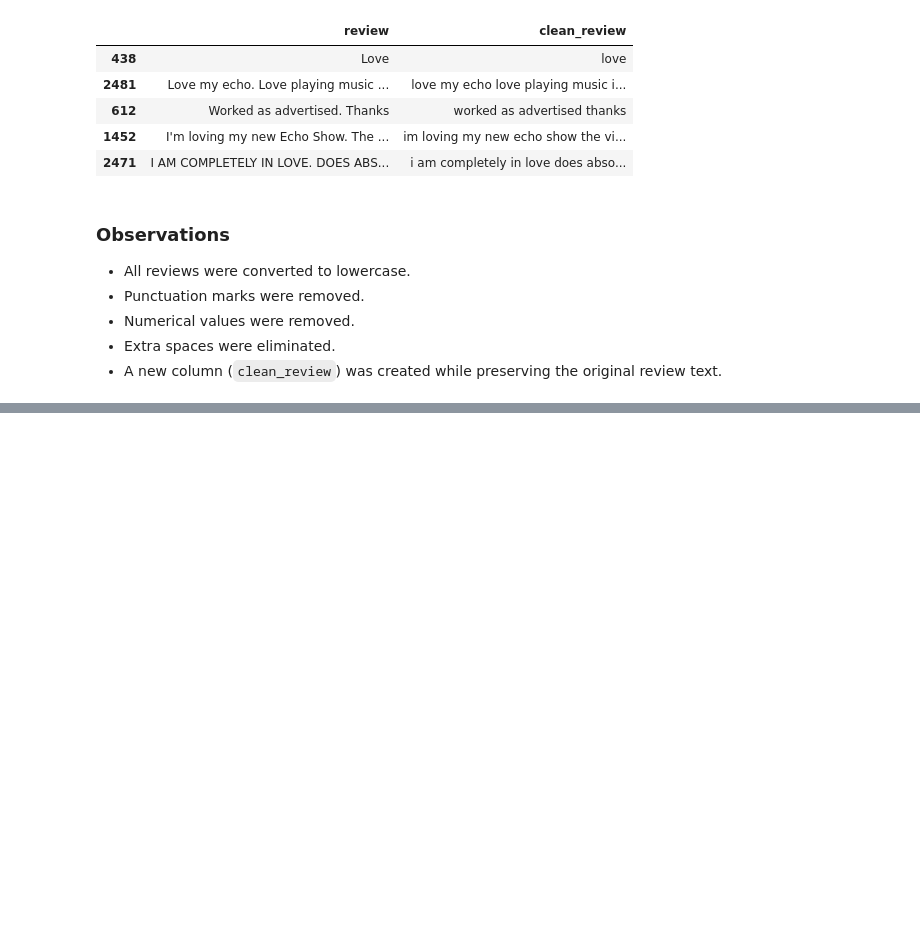
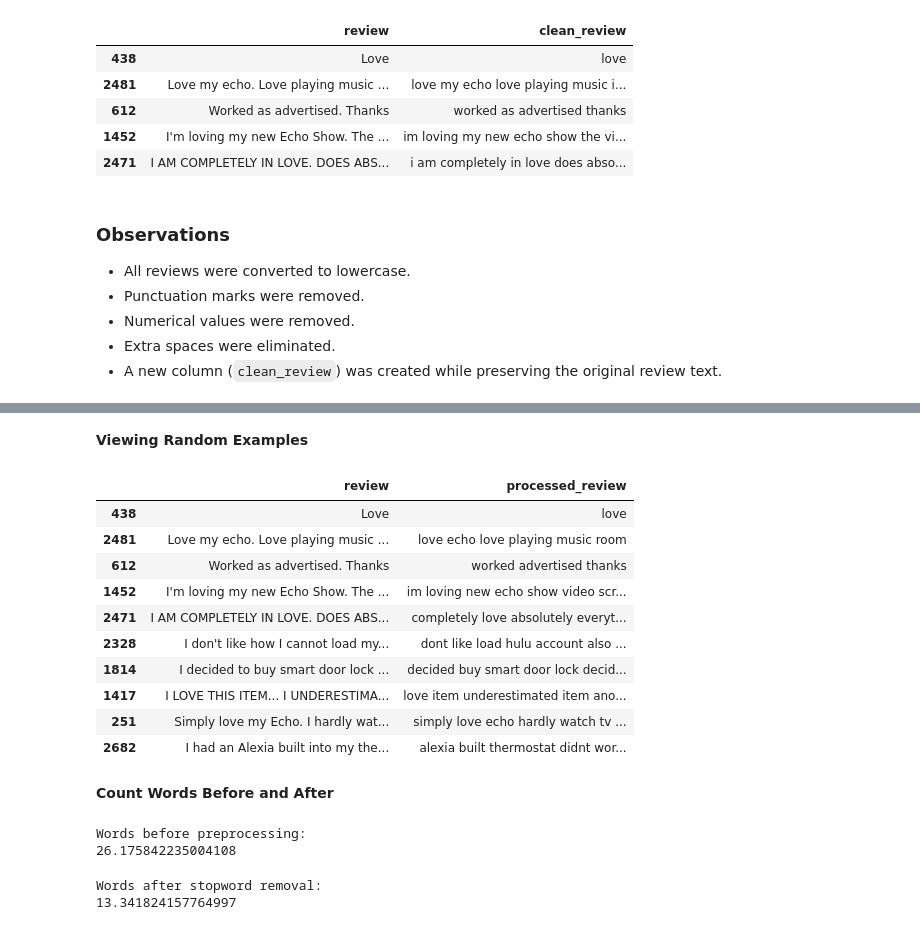
Before and after one commit to TahaBhatti786/Sentiment-Analysis-of-Product-Reviews, a Jupyter notebook: notebooks/sentiment_analysis.ipynb, the cells around one changed output, grey strips where cells are left out. Drawn from its saved outputs; the diff is of its cells as text; code cells hidden in the pictures; blank space fills up the shorter version.

```diff
--- a/notebooks/sentiment_analysis.ipynb
+++ b/notebooks/sentiment_analysis.ipynb
@@ -330,0 +376,41 @@ df[["review", "clean_review"]].sample(5, random_state=42)
+# %% [markdown]
+**Viewing Random Examples**
+# %%
+df[["review",
+    "processed_review"]].sample(10, random_state=42)
+# %% [output]
+|  | review | processed_review |
+| 438 | Love | love |
+| 2481 | Love my echo. Love playing music ... | love echo love playing music room |
+| 612 | Worked as advertised. Thanks | worked advertised thanks |
+| 1452 | I'm loving my new Echo Show. The ... | im loving new echo show video scr... |
+| 2471 | I AM COMPLETELY IN LOVE. DOES ABS... | completely love absolutely everyt... |
+| 2328 | I don't like how I cannot load my... | dont like load hulu account also ... |
+| 1814 | I decided to buy smart door lock ... | decided buy smart door lock decid... |
+| 1417 | I LOVE THIS ITEM... I UNDERESTIMA... | love item underestimated item ano... |
+| 251 | Simply love my Echo. I hardly wat... | simply love echo hardly watch tv ... |
+| 2682 | I had an Alexia built into my the... | alexia built thermostat didnt wor... |
+# %% [markdown]
+**Count Words Before and After**
+# %%
+# Before
+print("Words before preprocessing:")
+
+print(df["clean_review"]
+      .str.split()
+      .str.len()
+      .mean())
+# %% [output]
+Words before preprocessing:
+26.175842235004108
+# %%
+# After
+print("Words after stopword removal:")
+
+print(df["processed_review"]
+      .str.split()
+      .str.len()
+      .mean())
+# %% [output]
+Words after stopword removal:
+13.341824157764997
```
Also changed, not shown: parts of 12 cells of this notebook.
